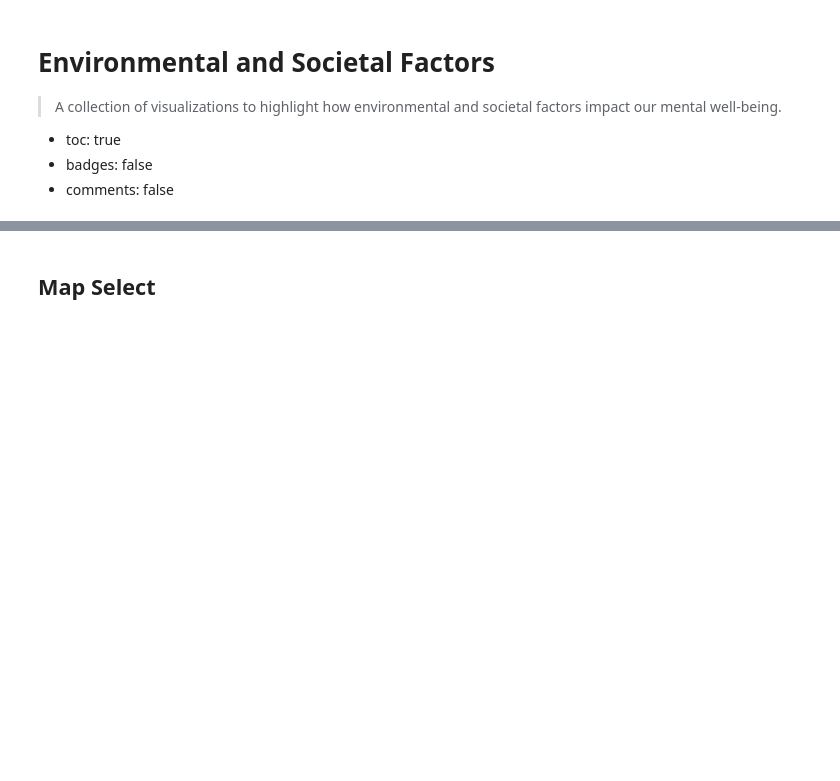
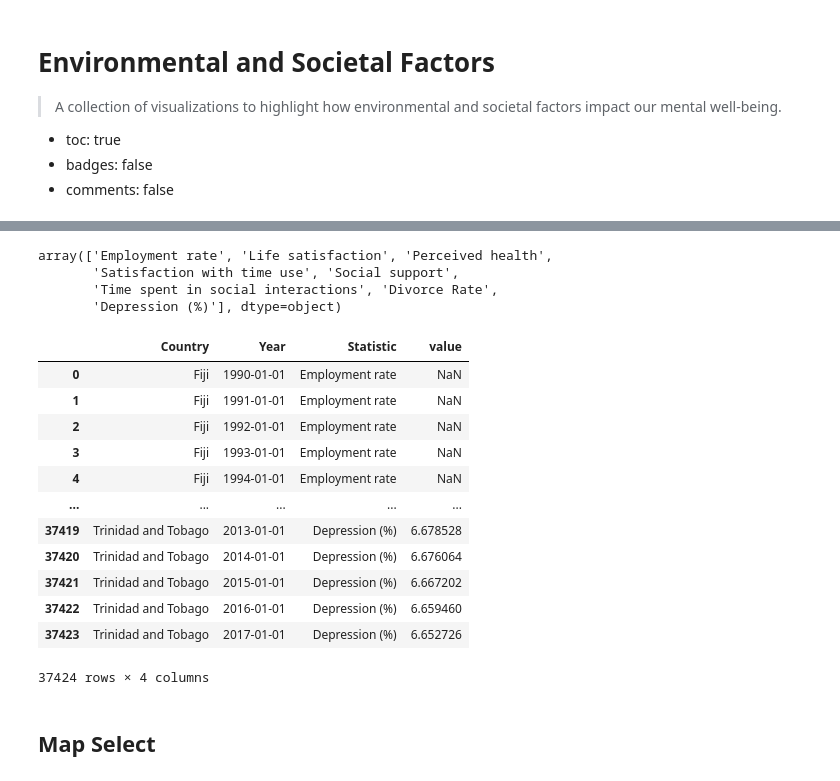
Before and after one commit to jmsummers98/PMIM502, a Jupyter notebook: _notebooks/2022-01-06-PIMM502_Societal.ipynb, the cells around one changed output, grey strips where cells are left out. Saved outputs shown, nothing was run; the diff lists cells and outputs as text; code cells hidden in the pictures; blank space fills up the shorter version.

```diff
--- a/_notebooks/2022-01-06-PIMM502_Societal.ipynb
+++ b/_notebooks/2022-01-06-PIMM502_Societal.ipynb
@@ -89,6 +89,29 @@ best_line = scatter_plot.transform_regression('Rotten_Tomatoes_Rating','IMDB_Rat
 (scatter_plot + best_line) & bar_slider
 # %% [output]
 [interactive output not drawn]
+# %%
+df_stats.Statistic.unique()
+# %% [output]
+array(['Employment rate', 'Life satisfaction', 'Perceived health',
+       'Satisfaction with time use', 'Social support',
+       'Time spent in social interactions', 'Divorce Rate',
+       'Depression (%)'], dtype=object)
+# %%
+df_stats
+# %% [output]
+|  | Country | Year | Statistic | value |
+| 0 | Fiji | 1990-01-01 | Employment rate | NaN |
+| 1 | Fiji | 1991-01-01 | Employment rate | NaN |
+| 2 | Fiji | 1992-01-01 | Employment rate | NaN |
+| 3 | Fiji | 1993-01-01 | Employment rate | NaN |
+| 4 | Fiji | 1994-01-01 | Employment rate | NaN |
+| ... | ... | ... | ... | ... |
+| 37419 | Trinidad and Tobago | 2013-01-01 | Depression (%) | 6.678528 |
+| 37420 | Trinidad and Tobago | 2014-01-01 | Depression (%) | 6.676064 |
+| 37421 | Trinidad and Tobago | 2015-01-01 | Depression (%) | 6.667202 |
+| 37422 | Trinidad and Tobago | 2016-01-01 | Depression (%) | 6.659460 |
+| 37423 | Trinidad and Tobago | 2017-01-01 | Depression (%) | 6.652726 |
+37424 rows × 4 columns
 # %%
 #hide
 click = alt.selection_multi(fields=['Country'], empty='none')
```
Also changed, not shown: parts of 4 cells of this notebook.
